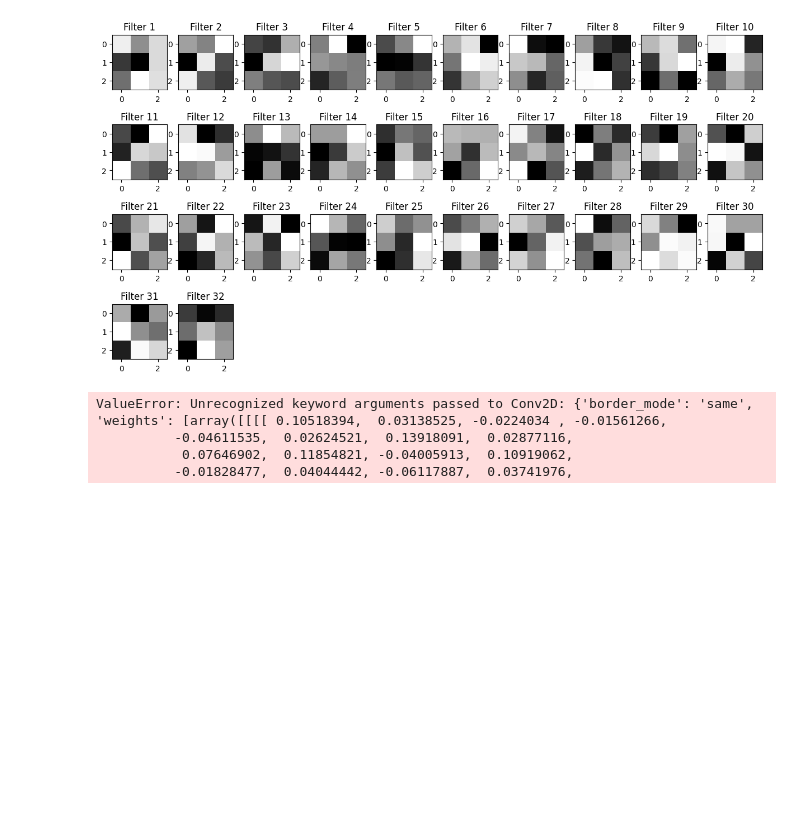
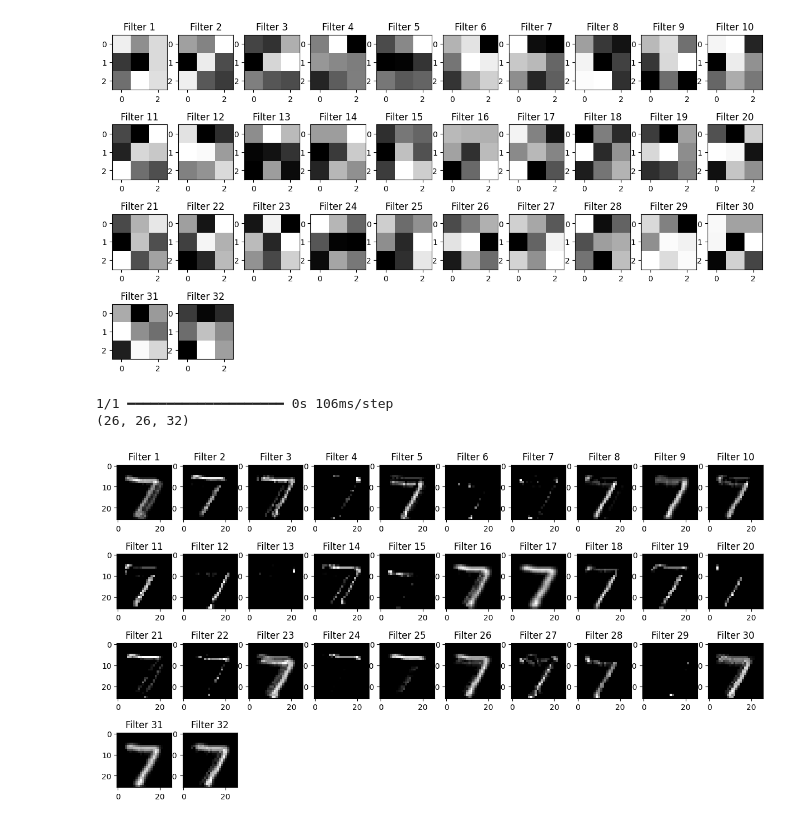
Before and after one commit to Lemonatix/neural-network-with-python, a Jupyter notebook: puds_NN.ipynb, the cells around one changed output. Saved outputs shown, nothing was run; the diff lists cells and outputs as text; code cells hidden in the pictures; blank space fills up the shorter version.

```diff
--- a/puds_NN.ipynb
+++ b/puds_NN.ipynb
@@ -268,27 +268,26 @@ Filter 1 in the first convolution layer :
 # %%
 # extract output of the first convolution layer and plot the images from the 32 filters
 
 model2 = Sequential()
-model2.add(Conv2D(32, [3, 3], border_mode='same', weights=model.layers[0].get_weights(), input_shape=input_shape))
+model2.add(Conv2D(32, [3, 3])) #, border_mode='same', weights=model.layers[0].get_weights(), input_shape=input_shape))
 model2.add(Activation("relu"))
 
 x_rep = model2.predict(x_test[0:10]) # representation of the first 10 test samples
 x_rep_1 = x_rep[0,:,:,:]  # only look into the first test sample, which is a 7 digit
 print(x_rep_1.shape)
 
 plt.figure(1, figsize=(15,8))
 
 for i in range(0,32):
     plt.subplot(4,10,i+1)
     plt.title('Filter ' + str(i+1))
     plt.imshow(x_rep_1[:,:,i],interpolation="nearest",cmap="gray")
 
 plt.show()
 # %% [output]
-ValueError: Unrecognized keyword arguments passed to Conv2D: {'border_mode': 'same', 'weights': [array([[[[ 0.10518394,  0.03138525, -0.0224034 , -0.01561266,
-          -0.04611535,  0.02624521,  0.13918091,  0.02877116,
-           0.07646902,  0.11854821, -0.04005913,  0.10919062,
-          -0.01828477,  0.04044442, -0.06117887,  0.03741976,
+1/1 ━━━━━━━━━━━━━━━━━━━━ 0s 106ms/step
+(26, 26, 32)
+[figure, added]
 # %%
 # extract output of the second convolution layer and plot the images from the 64 filters
 
```
Also changed, not shown: parts of 1 cell of this notebook.
